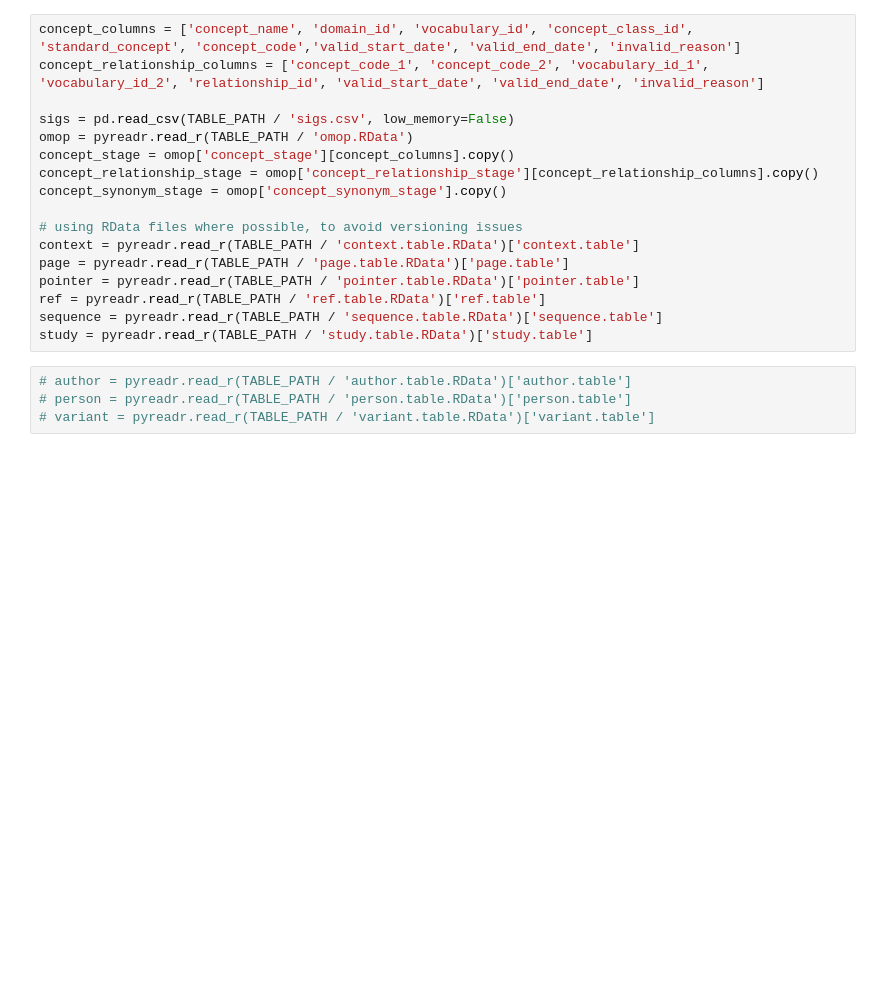
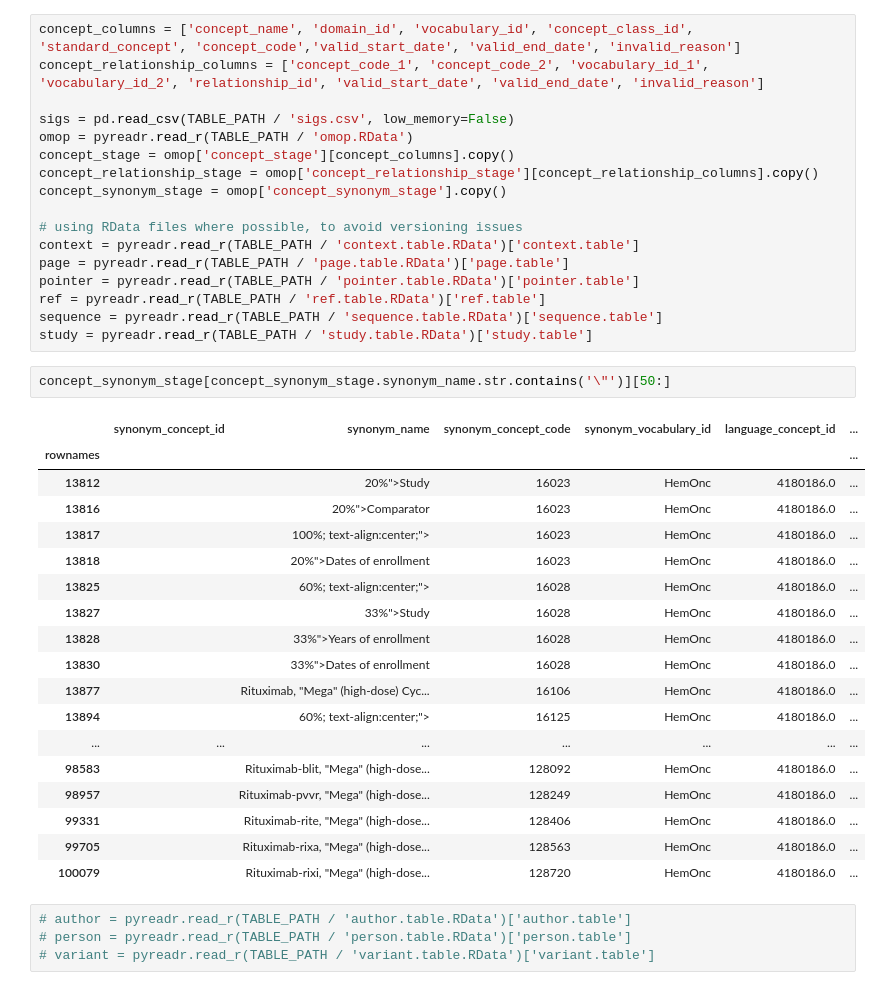
Before and after one commit to AustralianCancerDataNetwork/HemOnc_Alchemy, a Jupyter notebook: notebooks/01_import_hemonc_source.ipynb, the cells around one changed output. Cells and saved outputs as stored; diff of their text form; blank space fills up the shorter version.

```diff
--- a/notebooks/01_import_hemonc_source.ipynb
+++ b/notebooks/01_import_hemonc_source.ipynb
@@ -42,6 +42,27 @@ pointer = pyreadr.read_r(TABLE_PATH / 'pointer.table.RData')['pointer.table']
 ref = pyreadr.read_r(TABLE_PATH / 'ref.table.RData')['ref.table']
 sequence = pyreadr.read_r(TABLE_PATH / 'sequence.table.RData')['sequence.table']
 study = pyreadr.read_r(TABLE_PATH / 'study.table.RData')['study.table']
+# %%
+concept_synonym_stage[concept_synonym_stage.synonym_name.str.contains('\"')][50:]
+# %% [output]
+|  | synonym_concept_id | synonym_name | synonym_concept_code | synonym_vocabulary_id | language_concept_id | ... |
+| rownames |  |  |  |  |  | ... |
+| 13812 |  | 20%">Study | 16023 | HemOnc | 4180186.0 | ... |
+| 13816 |  | 20%">Comparator | 16023 | HemOnc | 4180186.0 | ... |
+| 13817 |  | 100%; text-align:center;"> | 16023 | HemOnc | 4180186.0 | ... |
+| 13818 |  | 20%">Dates of enrollment | 16023 | HemOnc | 4180186.0 | ... |
+| 13825 |  | 60%; text-align:center;"> | 16028 | HemOnc | 4180186.0 | ... |
+| 13827 |  | 33%">Study | 16028 | HemOnc | 4180186.0 | ... |
+| 13828 |  | 33%">Years of enrollment | 16028 | HemOnc | 4180186.0 | ... |
+| 13830 |  | 33%">Dates of enrollment | 16028 | HemOnc | 4180186.0 | ... |
+| 13877 |  | Rituximab, "Mega" (high-dose) Cyc... | 16106 | HemOnc | 4180186.0 | ... |
+| 13894 |  | 60%; text-align:center;"> | 16125 | HemOnc | 4180186.0 | ... |
+| ... | ... | ... | ... | ... | ... | ... |
+| 98583 |  | Rituximab-blit, "Mega" (high-dose... | 128092 | HemOnc | 4180186.0 | ... |
+| 98957 |  | Rituximab-pvvr, "Mega" (high-dose... | 128249 | HemOnc | 4180186.0 | ... |
+| 99331 |  | Rituximab-rite, "Mega" (high-dose... | 128406 | HemOnc | 4180186.0 | ... |
+| 99705 |  | Rituximab-rixa, "Mega" (high-dose... | 128563 | HemOnc | 4180186.0 | ... |
+| 100079 |  | Rituximab-rixi, "Mega" (high-dose... | 128720 | HemOnc | 4180186.0 | ... |
 # %%
 # author = pyreadr.read_r(TABLE_PATH / 'author.table.RData')['author.table']
 # person = pyreadr.read_r(TABLE_PATH / 'person.table.RData')['person.table']
```
Also changed, not shown: parts of 6 cells of this notebook, 2 other files.
